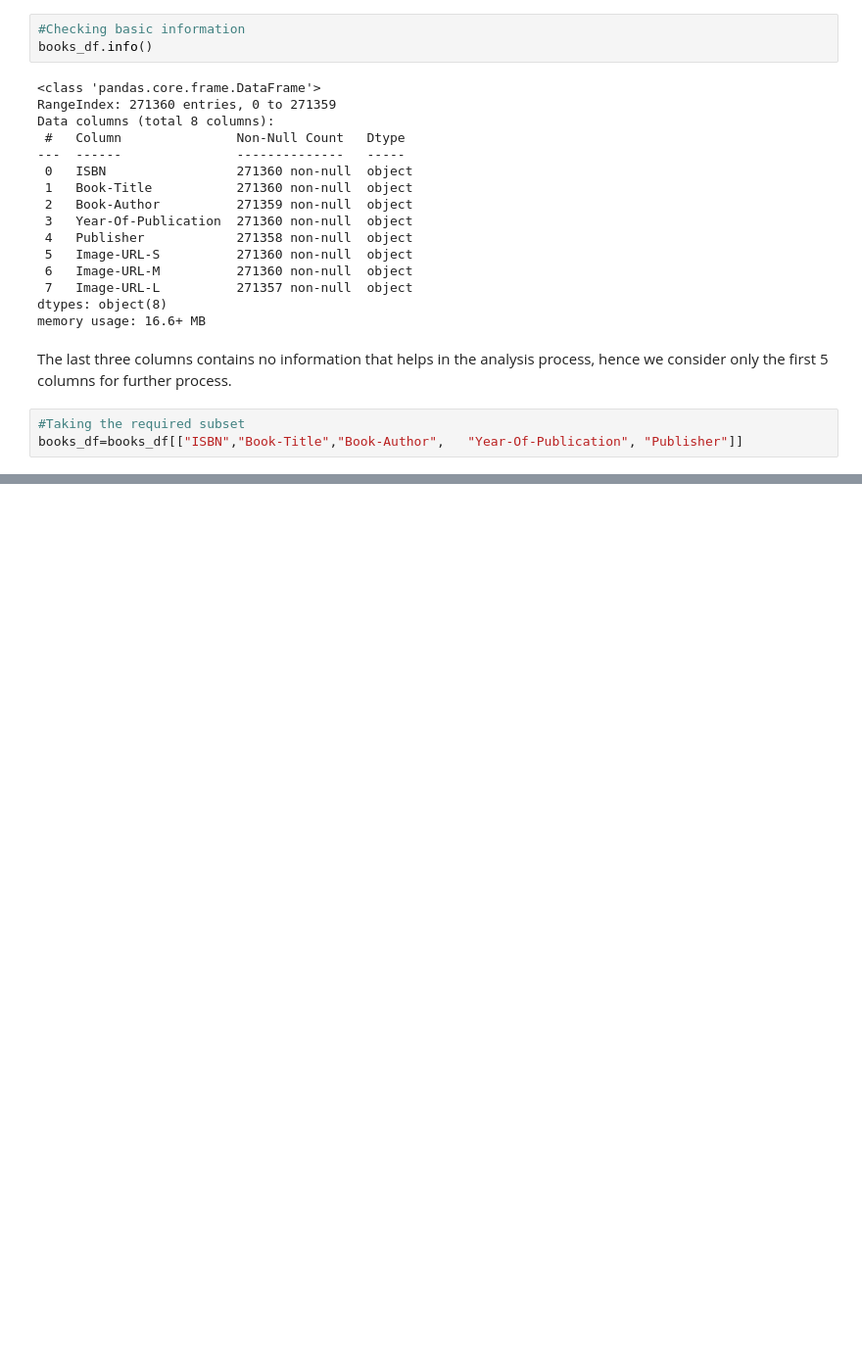
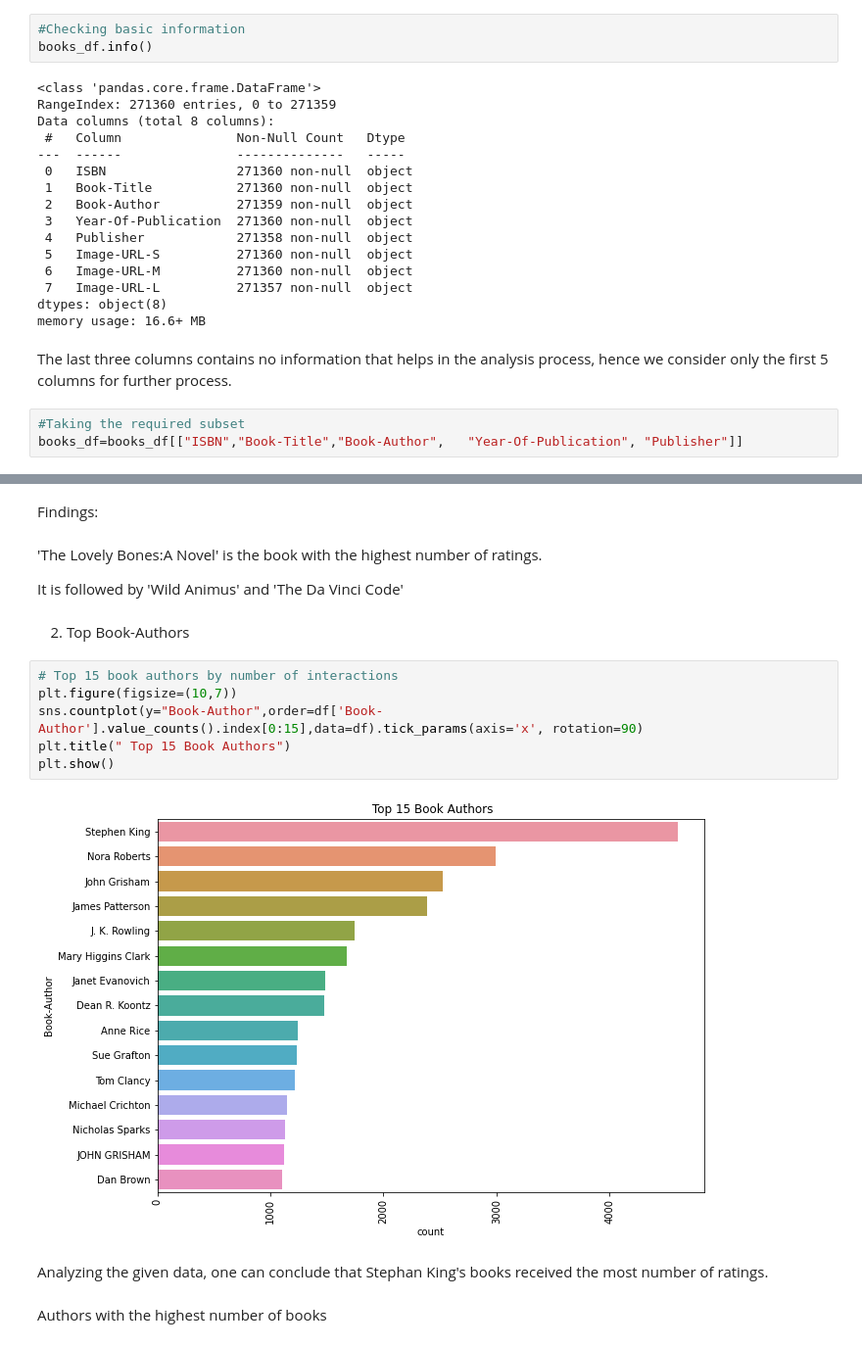
Before and after one commit to harsh15998/amazon, a Jupyter notebook: Untitled0.ipynb, the cells around one changed output, grey strips where cells are left out. Shown at 98% size. Saved outputs shown, nothing was run; the diff lists cells and outputs as text; blank space fills up the shorter version.

```diff
--- a/Untitled0.ipynb
+++ b/Untitled0.ipynb
@@ -65,0 +560,20 @@ books_df=books_df[["ISBN","Book-Title","Book-Author",	"Year-Of-Publication", "Pu
+# %% [markdown]
+Findings:
+# %% [markdown]
+'The Lovely Bones:A Novel' is the book with the highest number of ratings.
+
+It is followed by 'Wild Animus' and 'The Da Vinci Code'
+# %% [markdown]
+2. Top Book-Authors
+# %%
+# Top 15 book authors by number of interactions
+plt.figure(figsize=(10,7))
+sns.countplot(y="Book-Author",order=df['Book-Author'].value_counts().index[0:15],data=df).tick_params(axis='x', rotation=90)
+plt.title(" Top 15 Book Authors")
+plt.show()
+# %% [output]
+[figure, added]
+# %% [markdown]
+Analyzing the given data, one can conclude that Stephan King's books received the most number of ratings.
+# %% [markdown]
+Authors with the highest number of books
```
Also changed, not shown: parts of 162 cells of this notebook.
